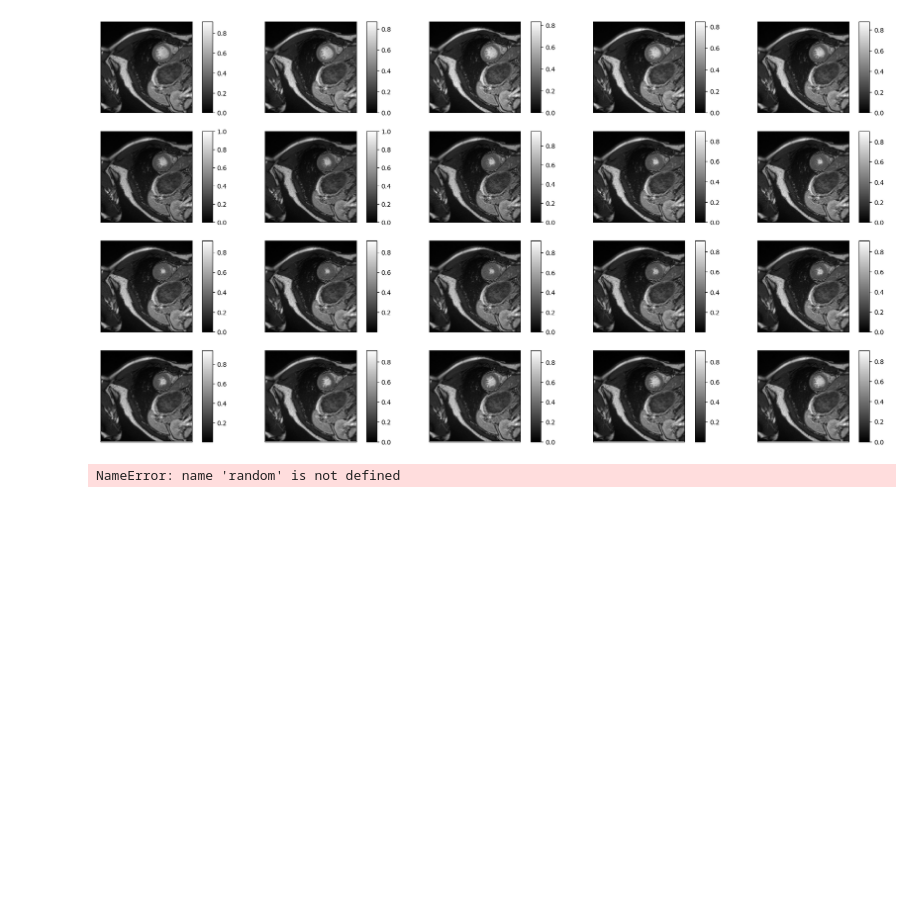
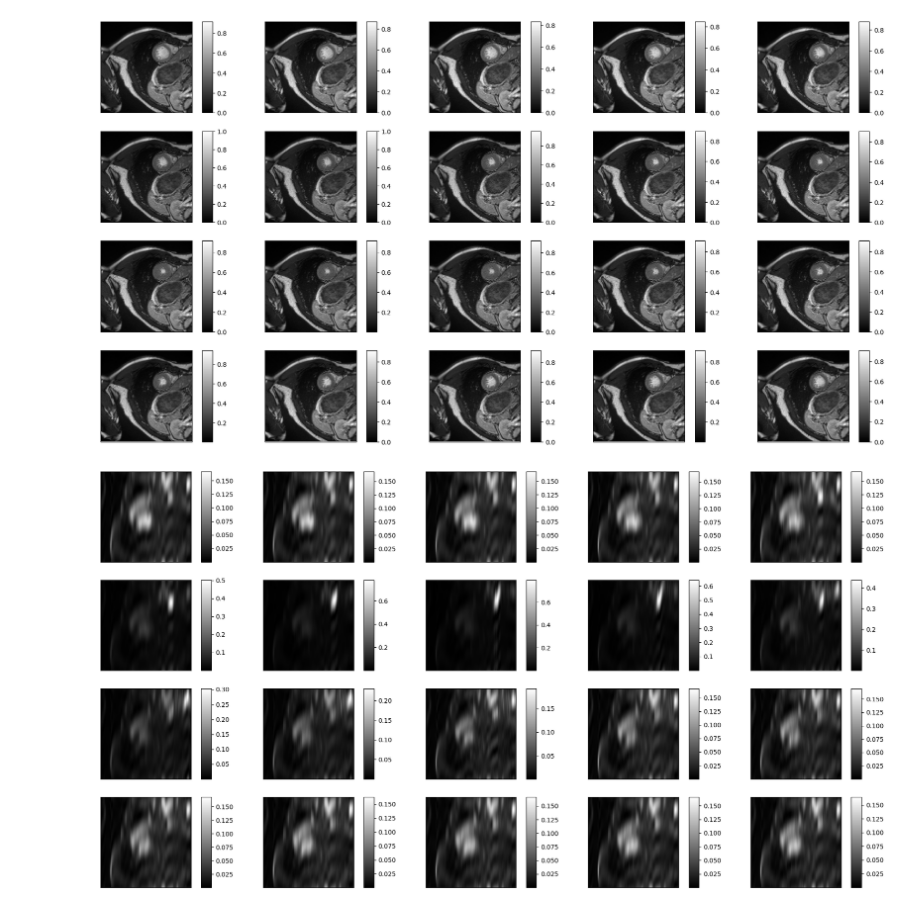
Before and after one commit to skkk256/BME_project_1, a Jupyter notebook: main.ipynb, the cells around one changed output. Drawn from its saved outputs; the diff is of its cells as text; code cells hidden in the pictures; blank space fills up the shorter version.

```diff
--- a/main.ipynb
+++ b/main.ipynb
@@ -50,7 +52,5 @@ from data_process import get_aliased
 # %%
-dataset = get_aliased(dataset)
-
-INDEX = 200 * random.random() -1
+INDEX = random.randint(0, 199)
 imsshow(dataset[INDEX], num_col=5, cmap='gray', is_colorbar=True)
 # %% [output]
-NameError: name 'random' is not defined
+[figure, added]
```
Also changed, not shown: parts of 1 cell of this notebook.
